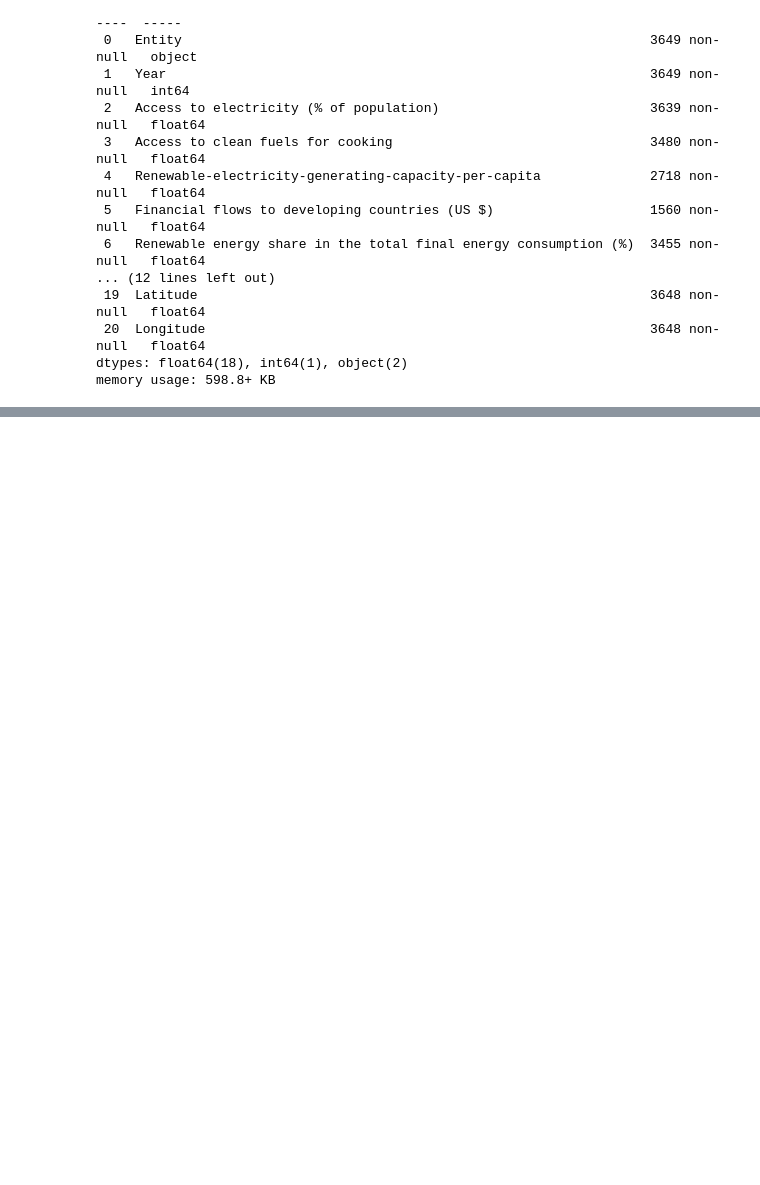
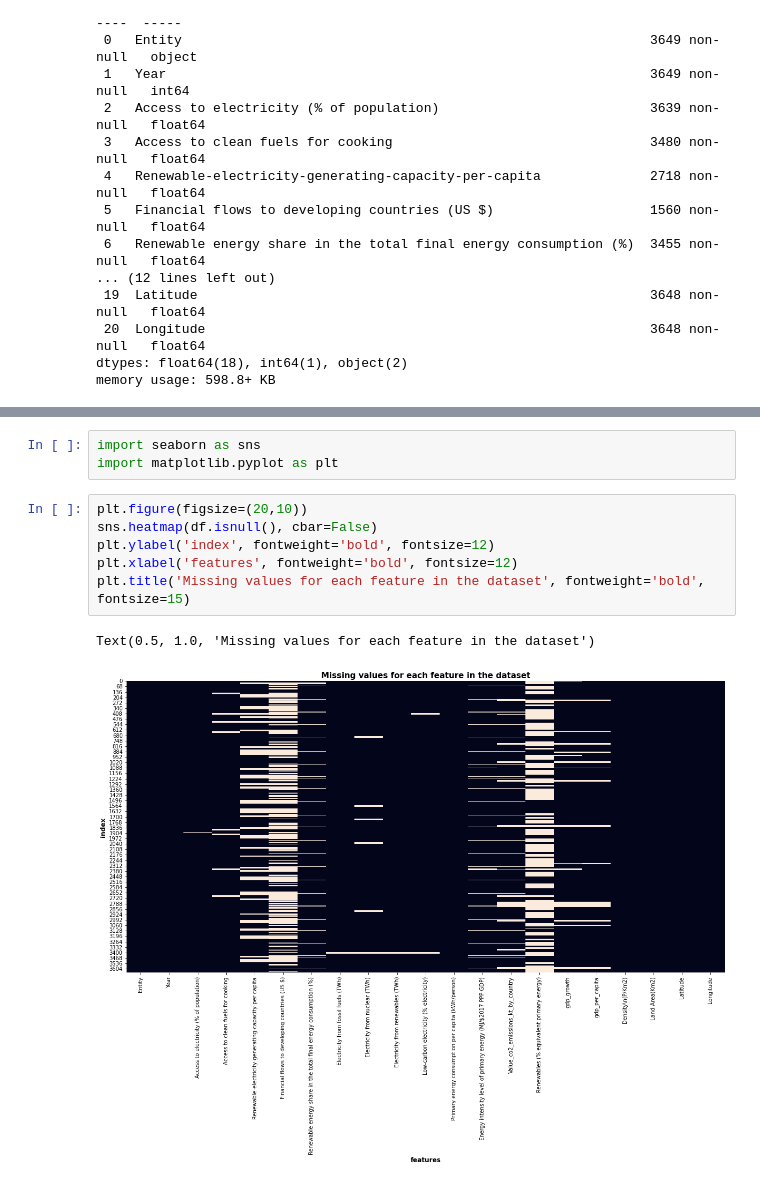
Before and after one commit to lethib/ME_8803_final_project, a Jupyter notebook: EDA/dataset_description.ipynb, the cells around one changed output, grey strips where cells are left out. Saved outputs shown, nothing was run; the diff lists cells and outputs as text; blank space fills up the shorter version.

```diff
--- a/EDA/dataset_description.ipynb
+++ b/EDA/dataset_description.ipynb
@@ -156,0 +161,12 @@ So, it is quite a bit hard to say which features are potential factors, cofactor
+# %%
+import seaborn as sns
+import matplotlib.pyplot as plt
+# %%
+plt.figure(figsize=(20,10))
+sns.heatmap(df.isnull(), cbar=False)
+plt.ylabel('index', fontweight='bold', fontsize=12)
+plt.xlabel('features', fontweight='bold', fontsize=12)
+plt.title('Missing values for each feature in the dataset', fontweight='bold', fontsize=15)
+# %% [output]
+Text(0.5, 1.0, 'Missing values for each feature in the dataset')
+[figure, added]
```
Also changed, not shown: parts of 6 cells of this notebook.
